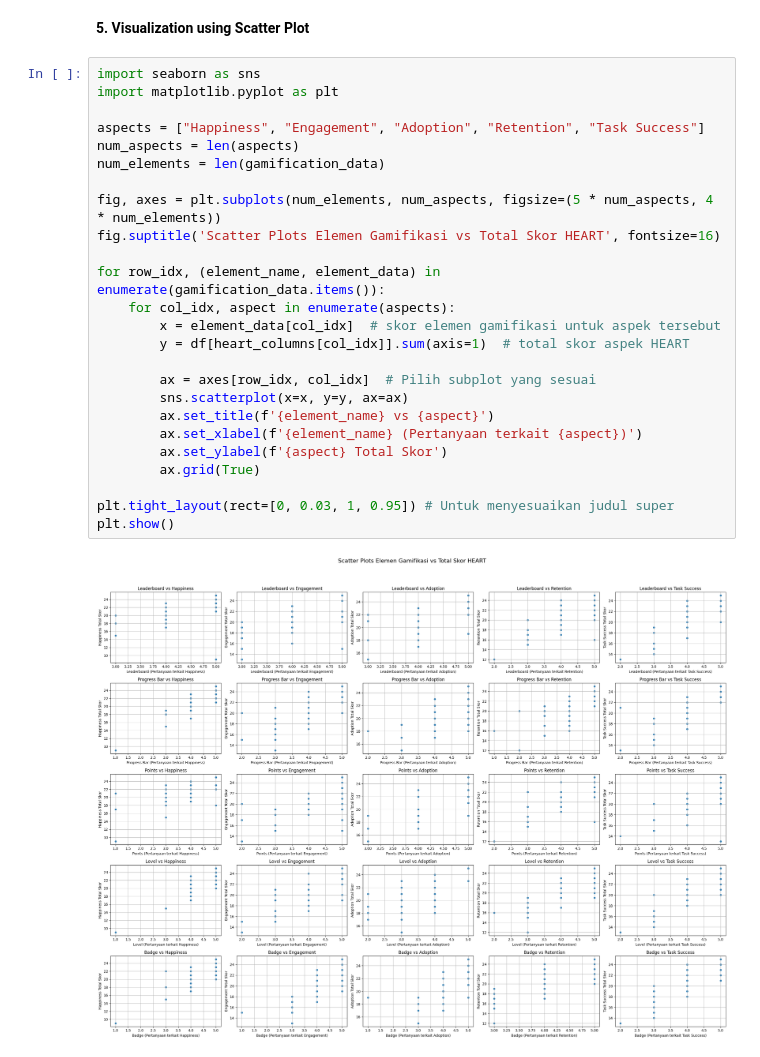
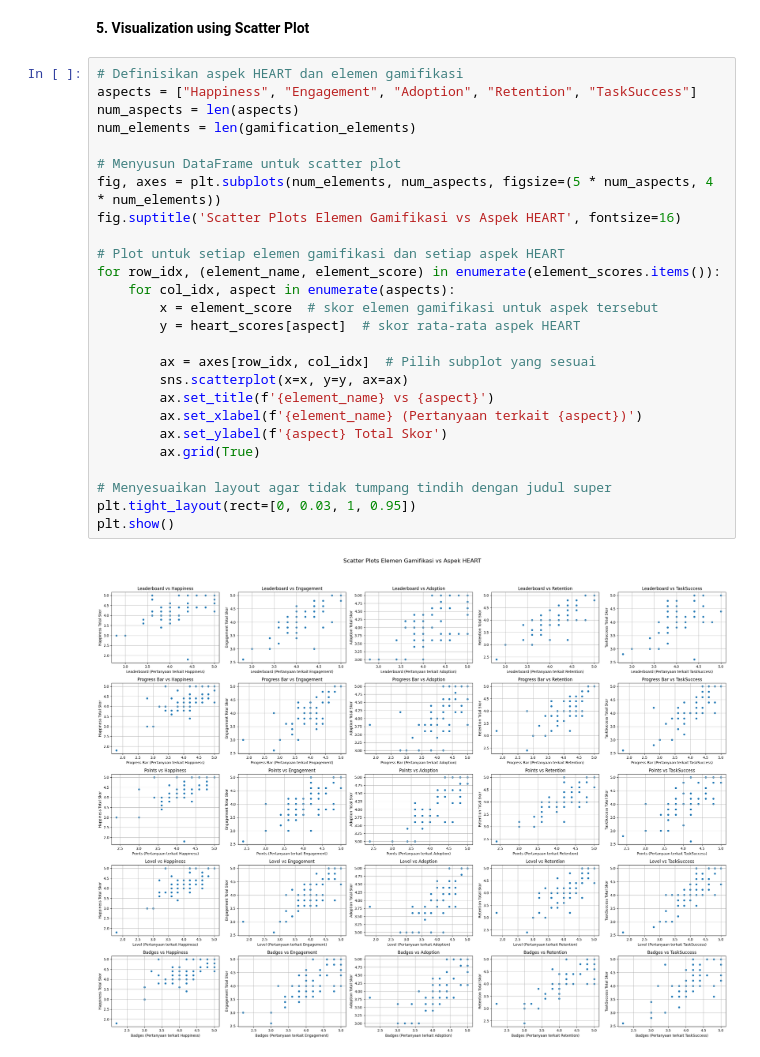
Before and after one commit to TRZs69/data-analysis, a Jupyter notebook: correlation_test.ipynb, the cells around one changed output. Drawn from its saved outputs; the diff is of its cells as text.

```diff
--- a/correlation_test.ipynb
+++ b/correlation_test.ipynb
@@ -107,29 +117,30 @@ display(correlation_df)
 # %% [markdown]
 **5. Visualization using Scatter Plot**
 # %%
-import seaborn as sns
-import matplotlib.pyplot as plt
+# Definisikan aspek HEART dan elemen gamifikasi
+aspects = ["Happiness", "Engagement", "Adoption", "Retention", "TaskSuccess"]
+num_aspects = len(aspects)
+num_elements = len(gamification_elements)
 
-aspects = ["Happiness", "Engagement", "Adoption", "Retention", "Task Success"]
-num_aspects = len(aspects)
-num_elements = len(gamification_data)
+# Menyusun DataFrame untuk scatter plot
+fig, axes = plt.subplots(num_elements, num_aspects, figsize=(5 * num_aspects, 4 * num_elements))
+fig.suptitle('Scatter Plots Elemen Gamifikasi vs Aspek HEART', fontsize=16)
 
-fig, axes = plt.subplots(num_elements, num_aspects, figsize=(5 * num_aspects, 4 * num_elements))
-fig.suptitle('Scatter Plots Elemen Gamifikasi vs Total Skor HEART', fontsize=16)
-
-for row_idx, (element_name, element_data) in enumerate(gamification_data.items()):
+# Plot untuk setiap elemen gamifikasi dan setiap aspek HEART
+for row_idx, (element_name, element_score) in enumerate(element_scores.items()):
     for col_idx, aspect in enumerate(aspects):
-        x = element_data[col_idx]  # skor elemen gamifikasi untuk aspek tersebut
-        y = df[heart_columns[col_idx]].sum(axis=1)  # total skor aspek HEART
+        x = element_score  # skor elemen gamifikasi untuk aspek tersebut
+        y = heart_scores[aspect]  # skor rata-rata aspek HEART
 
         ax = axes[row_idx, col_idx]  # Pilih subplot yang sesuai
         sns.scatterplot(x=x, y=y, ax=ax)
         ax.set_title(f'{element_name} vs {aspect}')
         ax.set_xlabel(f'{element_name} (Pertanyaan terkait {aspect})')
         ax.set_ylabel(f'{aspect} Total Skor')
         ax.grid(True)
 
-plt.tight_layout(rect=[0, 0.03, 1, 0.95]) # Untuk menyesuaikan judul super
+# Menyesuaikan layout agar tidak tumpang tindih dengan judul super
+plt.tight_layout(rect=[0, 0.03, 1, 0.95])
 plt.show()
 # %% [output]
-[figure, old version]
+[figure, new version]
```
Also changed, not shown: parts of 4 cells of this notebook.
